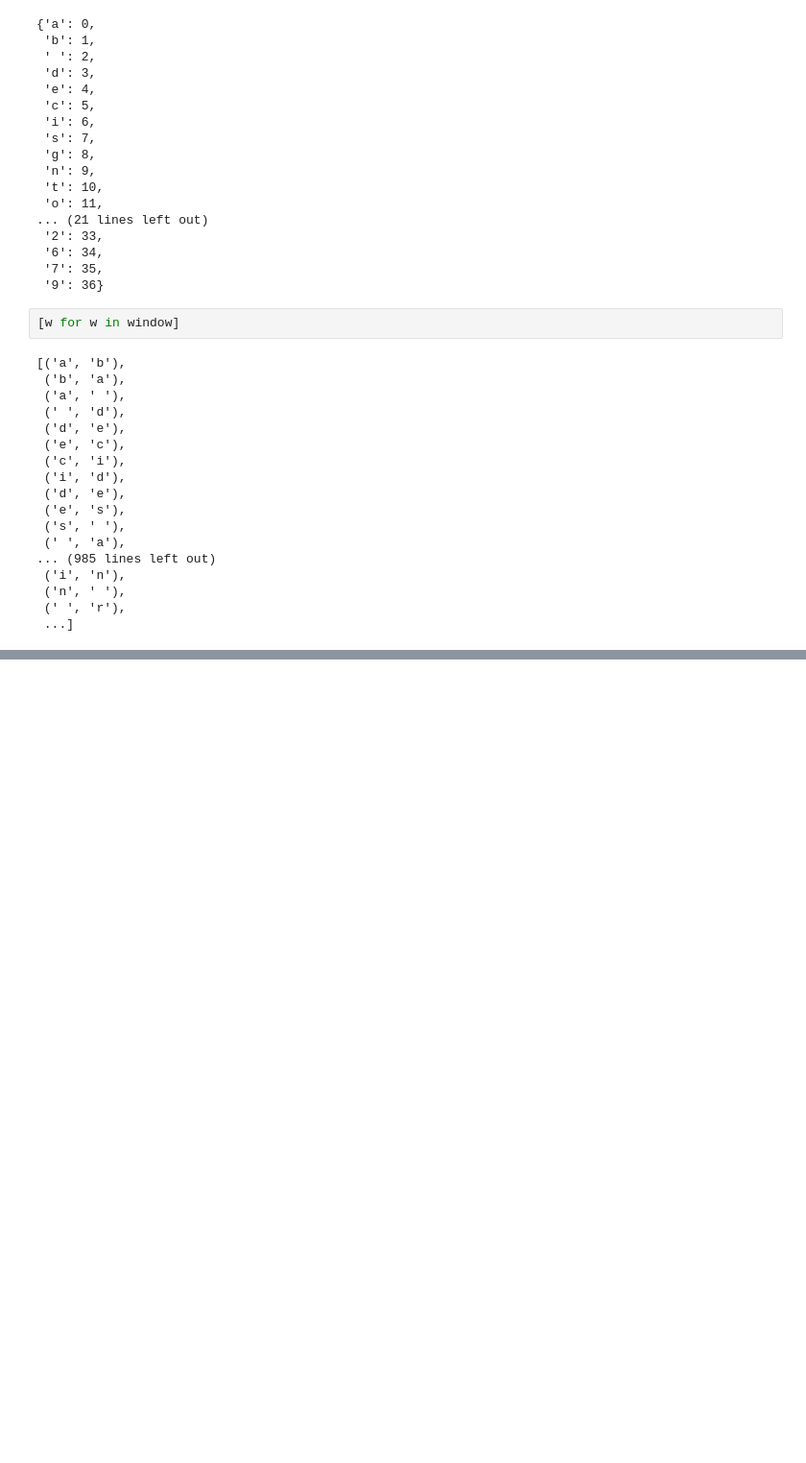
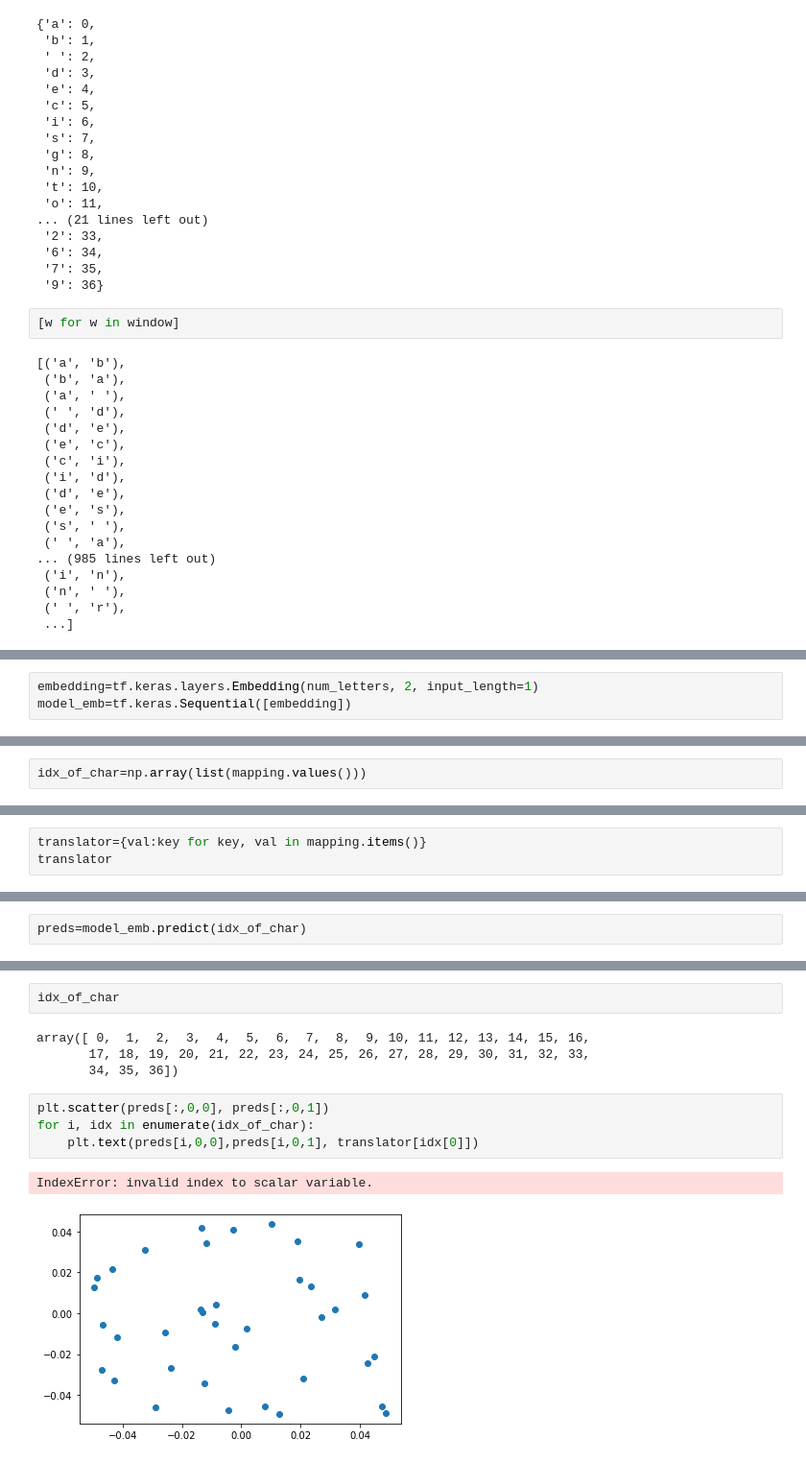
Before and after one commit to ds-fau-ck/NLP_Tutorial, a Jupyter notebook: research_env/letter_embeding.ipynb, the cells around one changed output, grey strips where cells are left out. Shown at 96% size. Drawn from its saved outputs; the diff is of its cells as text; blank space fills up the shorter version.

Commit message:
update letter embedding

```diff
--- a/research_env/letter_embeding.ipynb
+++ b/research_env/letter_embeding.ipynb
@@ -109,0 +174,3 @@ mapping
+# %%
+embedding=tf.keras.layers.Embedding(num_letters, 2, input_length=1)
+model_emb=tf.keras.Sequential([embedding])
@@ -109,0 +235,2 @@ mapping
+# %%
+idx_of_char=np.array(list(mapping.values()))
@@ -109,0 +257,3 @@ mapping
+# %%
+translator={val:key for key, val in mapping.items()}
+translator
@@ -109,0 +278,2 @@ mapping
+# %%
+preds=model_emb.predict(idx_of_char)
@@ -109,0 +302,13 @@ mapping
+# %%
+idx_of_char
+# %% [output]
+array([ 0,  1,  2,  3,  4,  5,  6,  7,  8,  9, 10, 11, 12, 13, 14, 15, 16,
+       17, 18, 19, 20, 21, 22, 23, 24, 25, 26, 27, 28, 29, 30, 31, 32, 33,
+       34, 35, 36])
+# %%
+plt.scatter(preds[:,0,0], preds[:,0,1])
+for i, idx in enumerate(idx_of_char):
+    plt.text(preds[i,0,0],preds[i,0,1], translator[idx[0]])
+# %% [output]
+IndexError: invalid index to scalar variable.
+[figure, added]
```
Also changed, not shown: parts of 17 cells of this notebook.
